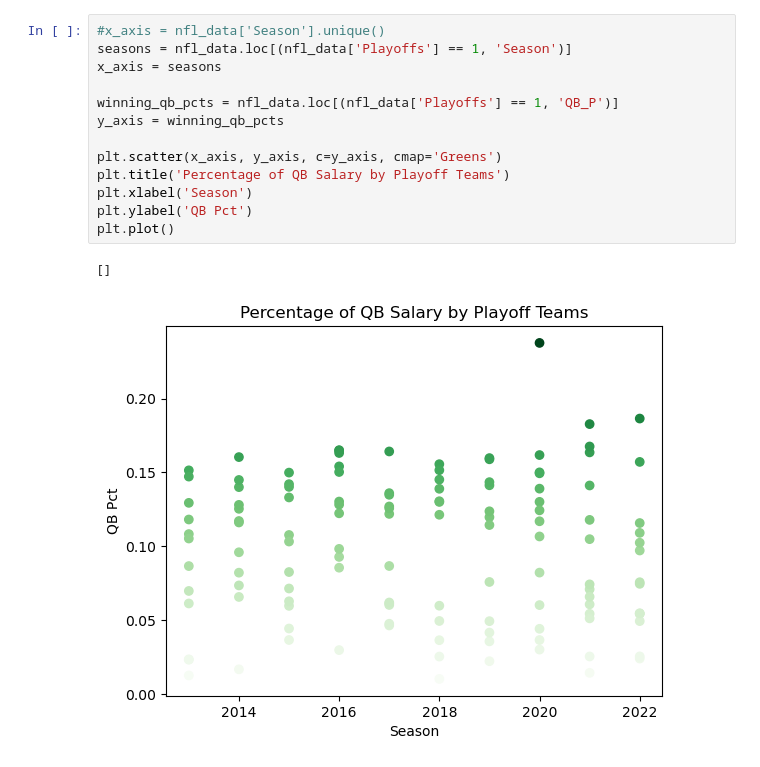
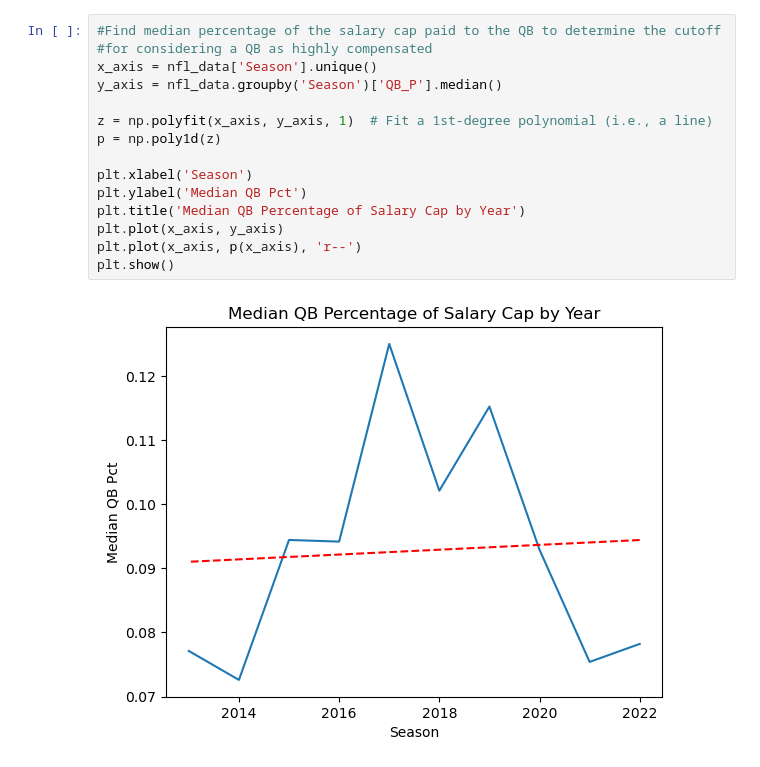
Before and after one commit to michael-ezeanioma/NFL-Salary-Cap-Analysis, a Jupyter notebook: nfl_salary_analysis.ipynb, the cells around one changed output. Saved outputs shown, nothing was run; the diff lists cells and outputs as text.

```diff
--- a/nfl_salary_analysis.ipynb
+++ b/nfl_salary_analysis.ipynb
@@ -31,16 +25,17 @@ plt.plot()
-# %%
-#x_axis = nfl_data['Season'].unique()
-seasons = nfl_data.loc[(nfl_data['Playoffs'] == 1, 'Season')]
-x_axis = seasons
-
-winning_qb_pcts = nfl_data.loc[(nfl_data['Playoffs'] == 1, 'QB_P')]
-y_axis = winning_qb_pcts
-
-plt.scatter(x_axis, y_axis, c=y_axis, cmap='Greens')
-plt.title('Percentage of QB Salary by Playoff Teams')
-plt.xlabel('Season')
-plt.ylabel('QB Pct')
-plt.plot()
-# %% [output]
-[]
-[figure, removed]
+# %%
+#Find median percentage of the salary cap paid to the QB to determine the cutoff
+#for considering a QB as highly compensated
+x_axis = nfl_data['Season'].unique()
+y_axis = nfl_data.groupby('Season')['QB_P'].median()
+
+z = np.polyfit(x_axis, y_axis, 1)  # Fit a 1st-degree polynomial (i.e., a line)
+p = np.poly1d(z)
+
+plt.xlabel('Season')
+plt.ylabel('Median QB Pct')
+plt.title('Median QB Percentage of Salary Cap by Year')
+plt.plot(x_axis, y_axis)
+plt.plot(x_axis, p(x_axis), 'r--')
+plt.show()
+# %% [output]
+[figure, added]
```
Also changed, not shown: parts of 11 cells of this notebook, 3 other files.
